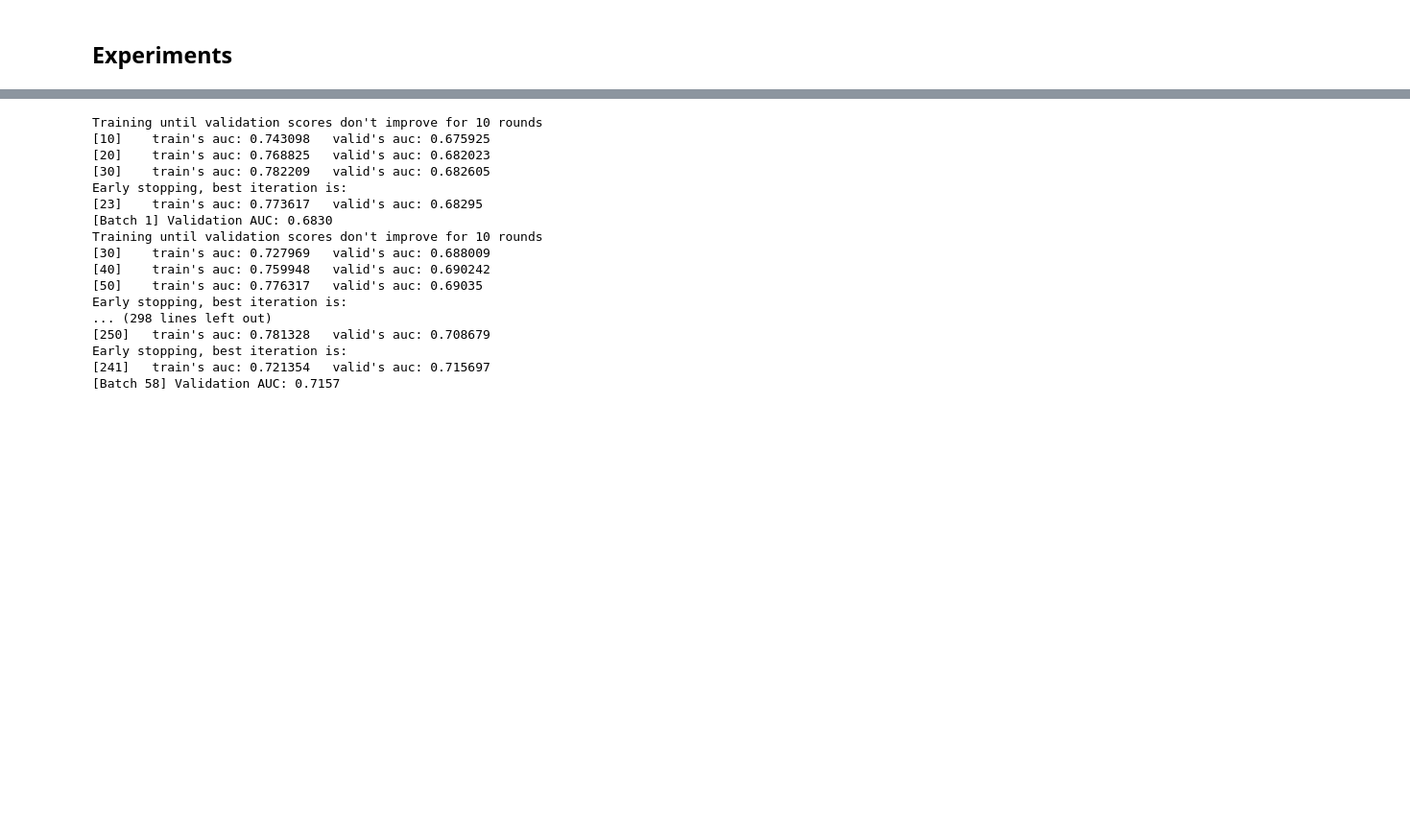
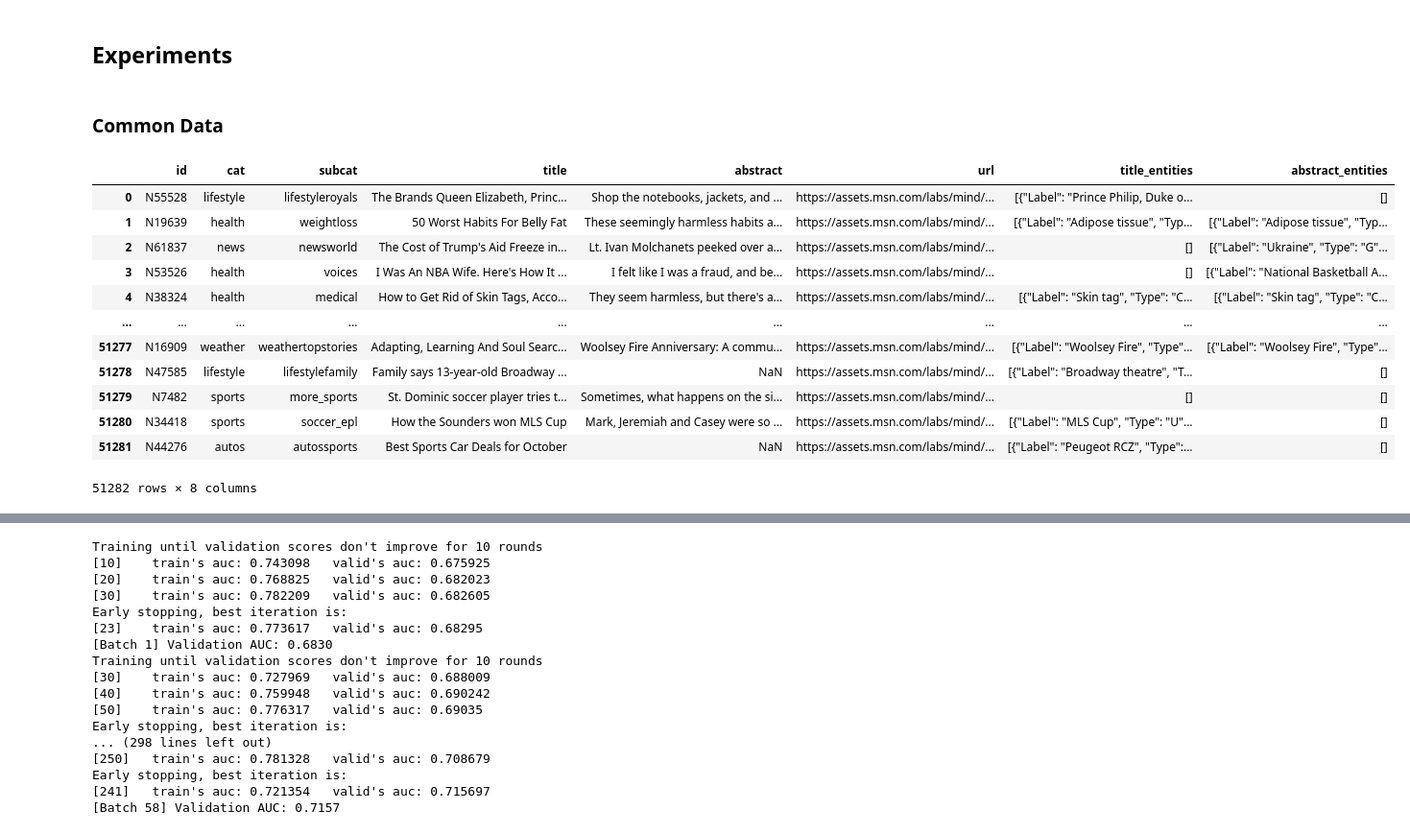
Before and after one commit to mtanig/ml-snippets, a Jupyter notebook: ctr_predction_title_and_others/experiments.ipynb, the cells around one changed output, grey strips where cells are left out. Shown: that part at 96% size. Saved outputs shown, nothing was run; the diff lists cells and outputs as text; code cells hidden in the pictures; blank space fills up the shorter version.

```diff
--- a/ctr_predction_title_and_others/experiments.ipynb
+++ b/ctr_predction_title_and_others/experiments.ipynb
@@ -35,2 +38,4 @@ Archive:  MINDsmall_dev.zip
 # %% [markdown]
 ## Experiments
+# %% [markdown]
+### Common Data
@@ -36,0 +51,16 @@ Archive:  MINDsmall_dev.zip
+# %%
+news
+# %% [output]
+|  | id | cat | subcat | title | abstract | url | title_entities | abstract_entities |
+| 0 | N55528 | lifestyle | lifestyleroyals | The Brands Queen Elizabeth, Princ... | Shop the notebooks, jackets, and ... | https://assets.msn.com/labs/mind/... | [{"Label": "Prince Philip, Duke o... | [] |
+| 1 | N19639 | health | weightloss | 50 Worst Habits For Belly Fat | These seemingly harmless habits a... | https://assets.msn.com/labs/mind/... | [{"Label": "Adipose tissue", "Typ... | [{"Label": "Adipose tissue", "Typ... |
+| 2 | N61837 | news | newsworld | The Cost of Trump's Aid Freeze in... | Lt. Ivan Molchanets peeked over a... | https://assets.msn.com/labs/mind/... | [] | [{"Label": "Ukraine", "Type": "G"... |
+| 3 | N53526 | health | voices | I Was An NBA Wife. Here's How It ... | I felt like I was a fraud, and be... | https://assets.msn.com/labs/mind/... | [] | [{"Label": "National Basketball A... |
+| 4 | N38324 | health | medical | How to Get Rid of Skin Tags, Acco... | They seem harmless, but there's a... | https://assets.msn.com/labs/mind/... | [{"Label": "Skin tag", "Type": "C... | [{"Label": "Skin tag", "Type": "C... |
+| ... | ... | ... | ... | ... | ... | ... | ... | ... |
+| 51277 | N16909 | weather | weathertopstories | Adapting, Learning And Soul Searc... | Woolsey Fire Anniversary: A commu... | https://assets.msn.com/labs/mind/... | [{"Label": "Woolsey Fire", "Type"... | [{"Label": "Woolsey Fire", "Type"... |
+| 51278 | N47585 | lifestyle | lifestylefamily | Family says 13-year-old Broadway ... | NaN | https://assets.msn.com/labs/mind/... | [{"Label": "Broadway theatre", "T... | [] |
+| 51279 | N7482 | sports | more_sports | St. Dominic soccer player tries t... | Sometimes, what happens on the si... | https://assets.msn.com/labs/mind/... | [] | [] |
+| 51280 | N34418 | sports | soccer_epl | How the Sounders won MLS Cup | Mark, Jeremiah and Casey were so ... | https://assets.msn.com/labs/mind/... | [{"Label": "MLS Cup", "Type": "U"... | [] |
+| 51281 | N44276 | autos | autossports | Best Sports Car Deals for October | NaN | https://assets.msn.com/labs/mind/... | [{"Label": "Peugeot RCZ", "Type":... | [] |
+51282 rows × 8 columns
```
Also changed, not shown: parts of 32 cells of this notebook.
